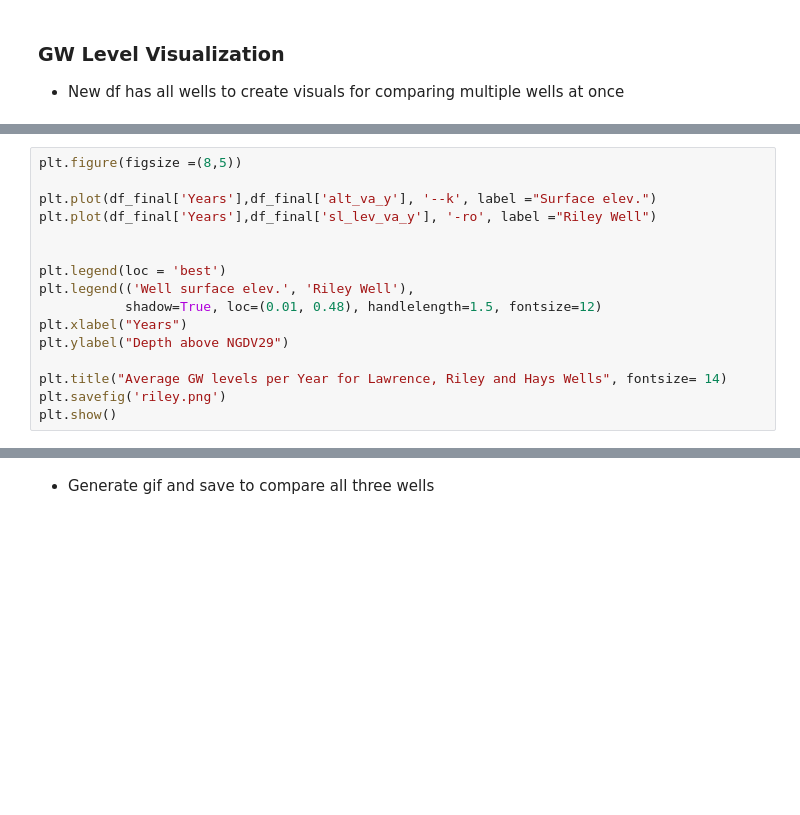
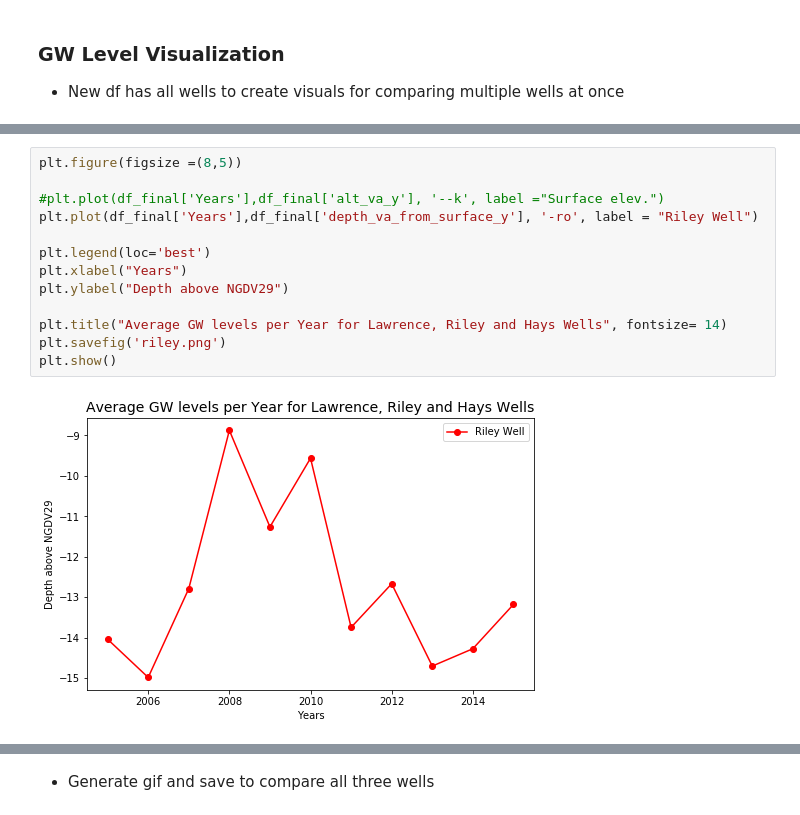
Before and after one commit to brewaterman/GroundwaterVariation, a Jupyter notebook: finalpres-Copy2.ipynb, the cells around one changed output, grey strips where cells are left out. Cells and saved outputs as stored; diff of their text form; blank space fills up the shorter version.

```diff
--- a/finalpres-Copy2.ipynb
+++ b/finalpres-Copy2.ipynb
@@ -303,19 +301,18 @@ plt.show()
 # %%
 plt.figure(figsize =(8,5))
 
-plt.plot(df_final['Years'],df_final['alt_va_y'], '--k', label ="Surface elev.")
-plt.plot(df_final['Years'],df_final['sl_lev_va_y'], '-ro', label ="Riley Well")
+#plt.plot(df_final['Years'],df_final['alt_va_y'], '--k', label ="Surface elev.")
+plt.plot(df_final['Years'],df_final['depth_va_from_surface_y'], '-ro', label = "Riley Well")
 
-
-plt.legend(loc = 'best')
-plt.legend(('Well surface elev.', 'Riley Well'),
-           shadow=True, loc=(0.01, 0.48), handlelength=1.5, fontsize=12)
+plt.legend(loc='best')
 plt.xlabel("Years")
 plt.ylabel("Depth above NGDV29")
 
 plt.title("Average GW levels per Year for Lawrence, Riley and Hays Wells", fontsize= 14)
 plt.savefig('riley.png')
 plt.show()
+# %% [output]
+[figure, added]
 # %%
 plt.figure(figsize =(8,5))
 
```
Also changed, not shown: parts of 5 cells of this notebook, 7 other files.
